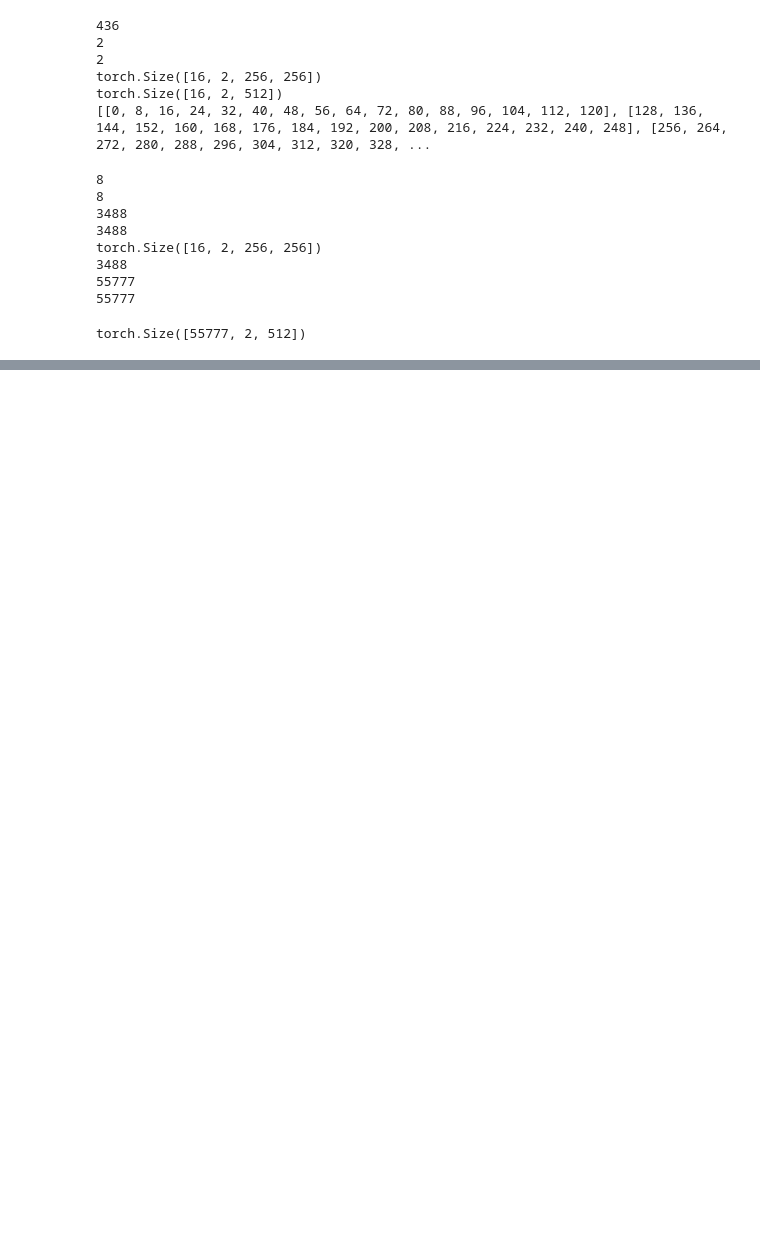
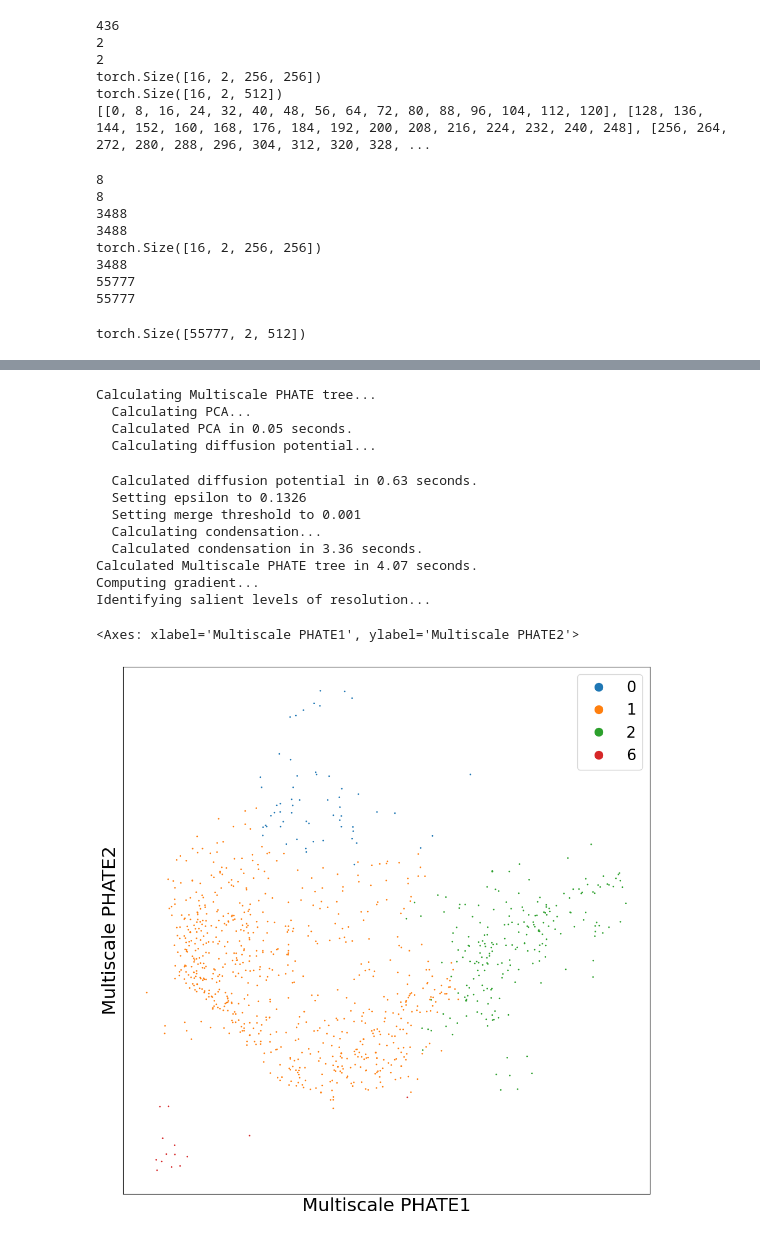
Before and after one commit to ishan-gaur/implicit-cell-model, a Jupyter notebook: embedding.ipynb, the cells around one changed output, grey strips where cells are left out. Saved outputs shown, nothing was run; the diff lists cells and outputs as text; code cells hidden in the pictures; blank space fills up the shorter version.

```diff
--- a/embedding.ipynb
+++ b/embedding.ipynb
@@ -259,0 +296,20 @@ plt.show()
+# %%
+mp_op = multiscale_phate.Multiscale_PHATE()
+mp_embedding, mp_clusters, mp_sizes = mp_op.fit_transform(embeddings)
+scprep.plot.scatter2d(mp_embedding, s = mp_sizes, c = mp_clusters,
+                      fontsize=16, ticks=False,label_prefix="Multiscale PHATE", figsize=(10,10))
+# %% [output]
+Calculating Multiscale PHATE tree...
+  Calculating PCA...
+  Calculated PCA in 0.05 seconds.
+  Calculating diffusion potential...
+  Calculated diffusion potential in 0.63 seconds.
+  Setting epsilon to 0.1326
+  Setting merge threshold to 0.001
+  Calculating condensation...
+  Calculated condensation in 3.36 seconds.
+Calculated Multiscale PHATE tree in 4.07 seconds.
+Computing gradient...
+Identifying salient levels of resolution...
+<Axes: xlabel='Multiscale PHATE1', ylabel='Multiscale PHATE2'>
+[figure, added]
```
Also changed, not shown: parts of 7 cells of this notebook, 1 other file.
